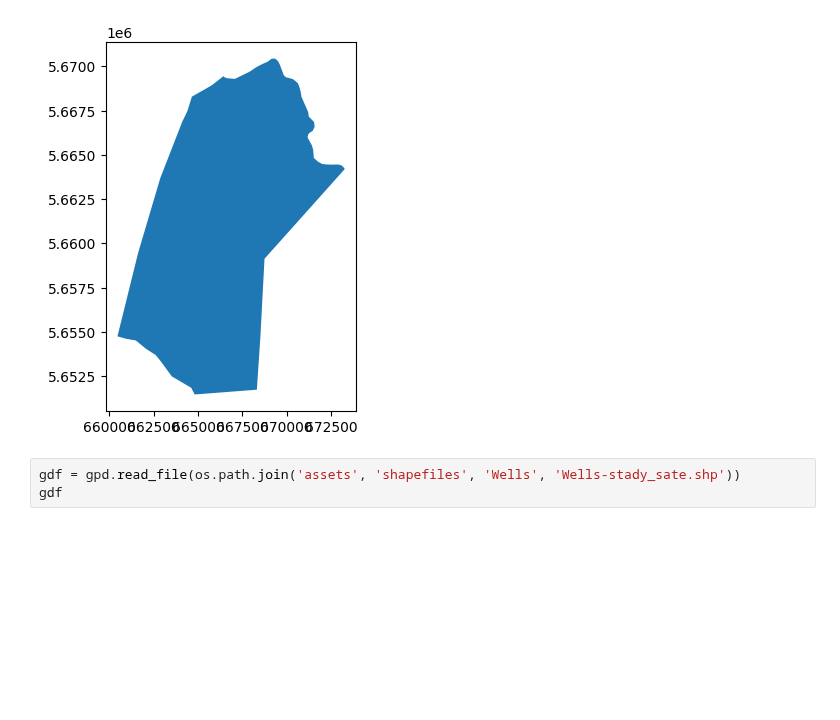
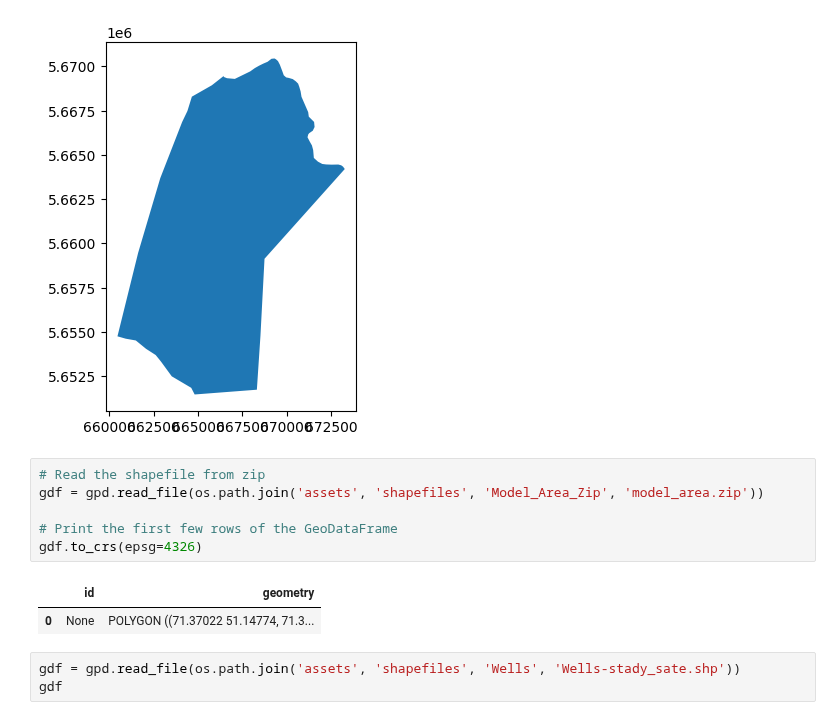
Before and after one commit to inowas/morpheus, a Jupyter notebook: src/backend/src/notebooks/Shapefiles.ipynb, the cells around one changed output. Cells and saved outputs as stored; diff of their text form; blank space fills up the shorter version.

Commit message:
Upload Model Geometry

```diff
--- a/src/backend/src/notebooks/Shapefiles.ipynb
+++ b/src/backend/src/notebooks/Shapefiles.ipynb
@@ -15,6 +15,15 @@ gdf.plot()
 # %% [output]
 <Axes: >
 [figure]
+# %%
+# Read the shapefile from zip
+gdf = gpd.read_file(os.path.join('assets', 'shapefiles', 'Model_Area_Zip', 'model_area.zip'))
+
+# Print the first few rows of the GeoDataFrame
+gdf.to_crs(epsg=4326)
+# %% [output]
+|  | id | geometry |
+| 0 | None | POLYGON ((71.37022 51.14774, 71.3... |
 # %%
 gdf = gpd.read_file(os.path.join('assets', 'shapefiles', 'Wells', 'Wells-stady_sate.shp'))
 gdf
```
Also changed, not shown: parts of 1 cell of this notebook, 21 other files.
